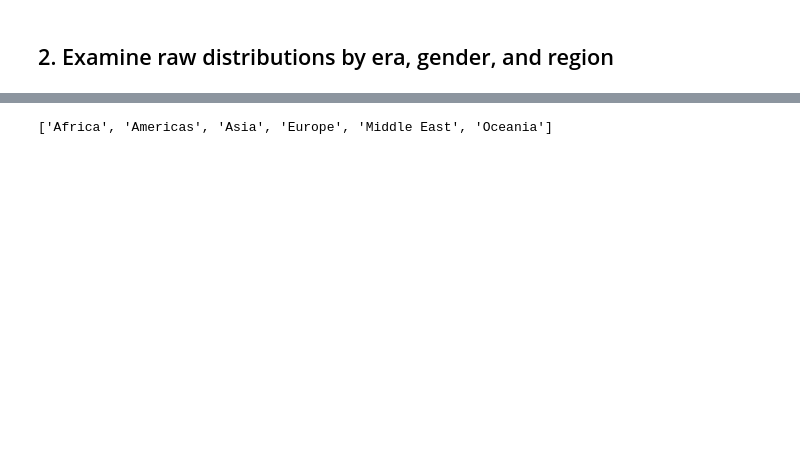
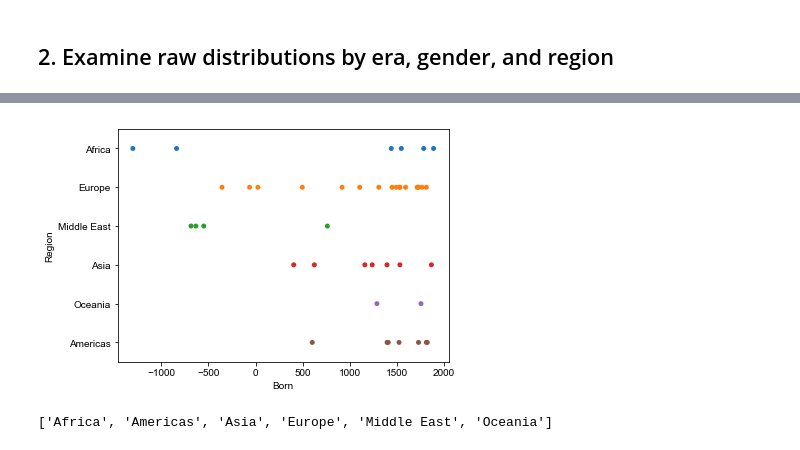
Before and after one commit to jhyun95/superfluous, a Jupyter notebook: civ5/civ5_analysis2.ipynb, the cells around one changed output, grey strips where cells are left out. Drawn from its saved outputs; the diff is of its cells as text; code cells hidden in the pictures; blank space fills up the shorter version.

```diff
--- a/civ5/civ5_analysis2.ipynb
+++ b/civ5/civ5_analysis2.ipynb
@@ -45,3 +55,9 @@ df_meta.head()
+# %%
+sns.stripplot(x='Born', y='Region', data=df_meta)
+plt.tight_layout()
+plt.savefig('figures/region_year_counts.png', format='png', dpi=90)
+# %% [output]
+[figure, added]
 # %%
 print(sorted(df_meta['Region'].unique()))
 # %% [output]
```
Also changed, not shown: parts of 16 cells of this notebook, 5 other files.
